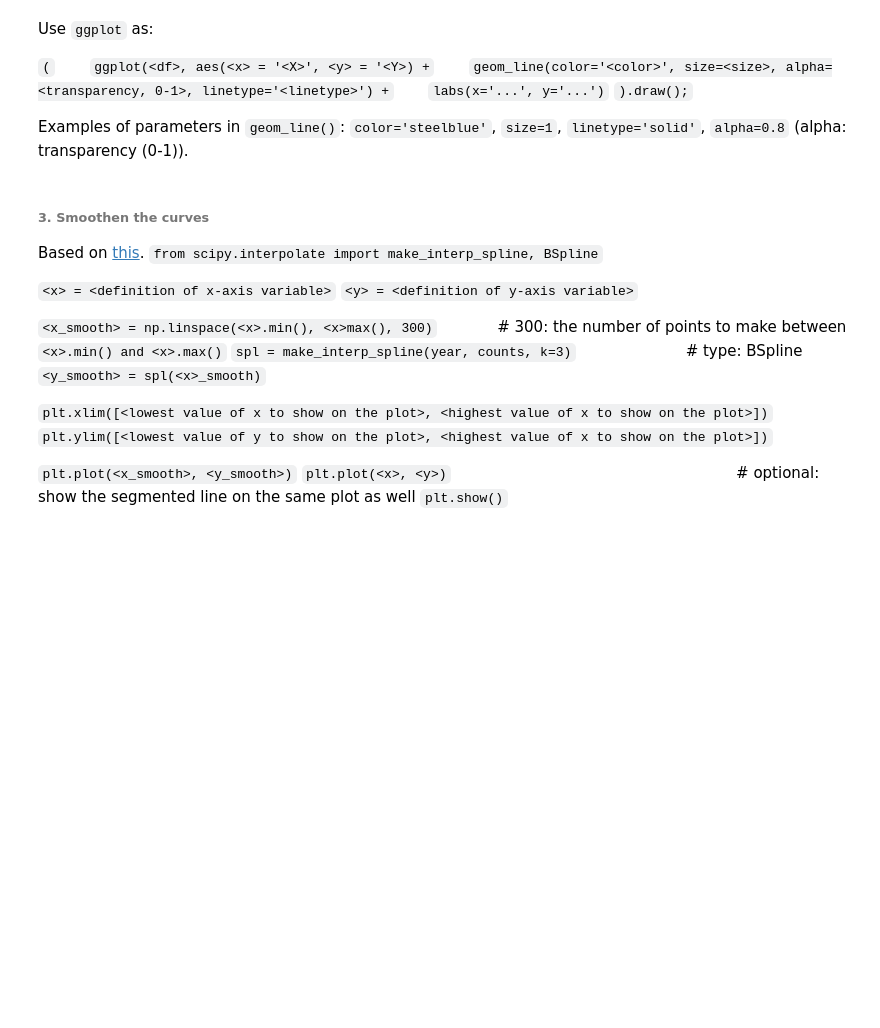
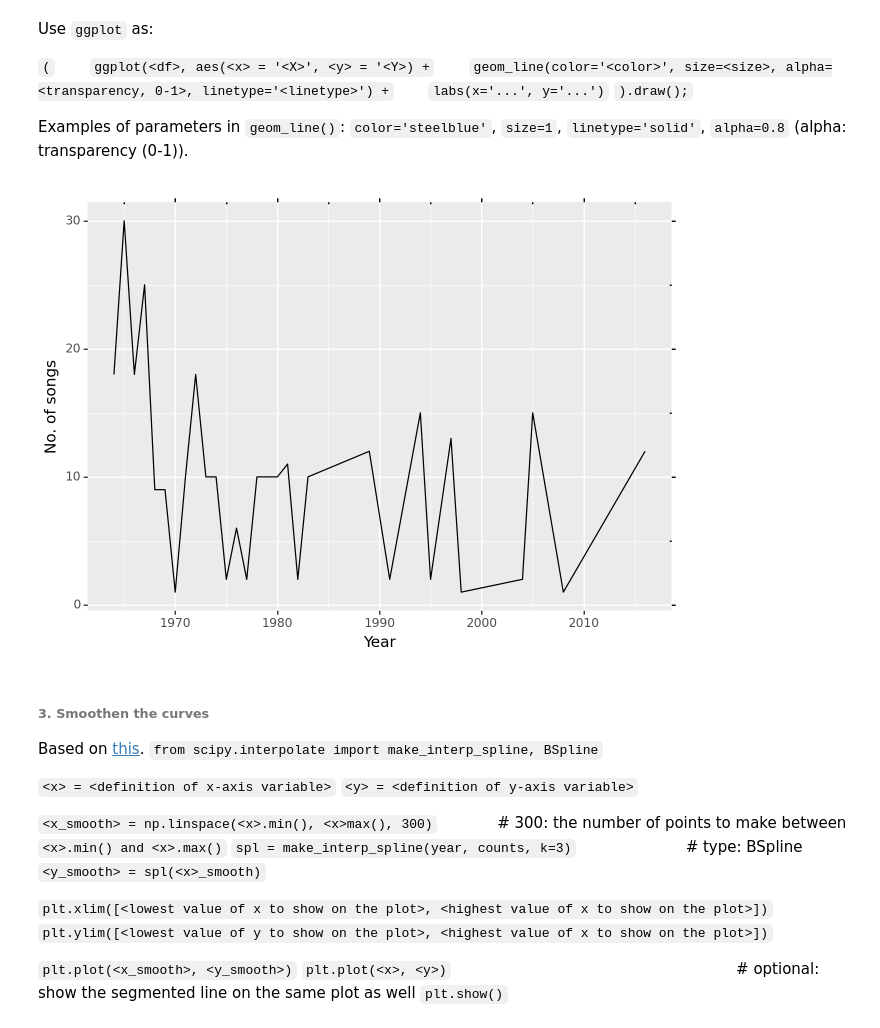
Before and after one commit to devedzic/eda_rs, a Jupyter notebook: eda.ipynb, the cells around one changed output. Cells and saved outputs as stored; diff of their text form; code cells hidden in the pictures; blank space fills up the shorter version.

```diff
--- a/eda.ipynb
+++ b/eda.ipynb
@@ -959,6 +1091,14 @@ Use `ggplot` as:
 `).draw();`
 
 Examples of parameters in `geom_line()`: `color='steelblue'`, `size=1`, `linetype='solid'`, `alpha=0.8` (alpha: transparency (0-1)).
+# %%
+songs_by_year_df = pd.DataFrame({'Year': year, 'No. of songs': count})
+(
+    ggplot(songs_by_year_df, aes('Year', 'No. of songs')) +
+    geom_line()
+).draw()
+# %% [output]
+[figure, added]
 # %% [markdown]
 ###### 3. Smoothen the curves
 Based on [this](https://stackoverflow.com/a/5284038/1899061).
```
Also changed, not shown: parts of 17 cells of this notebook, 1 other file.
